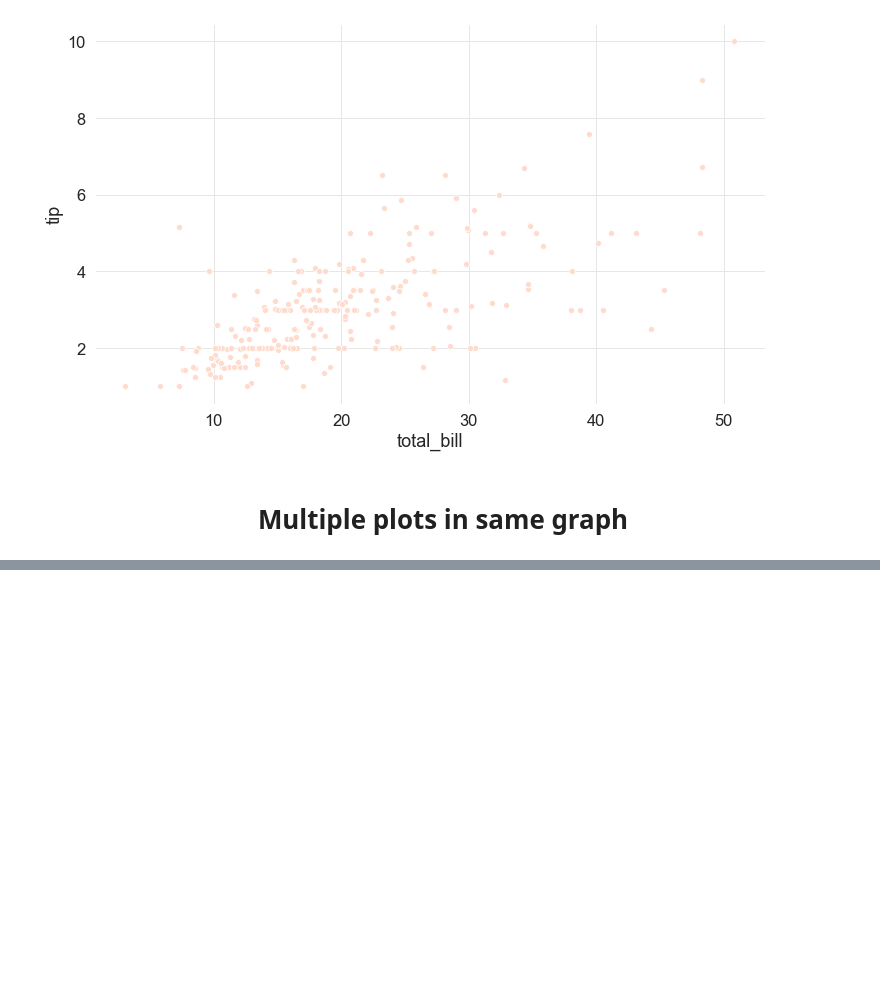
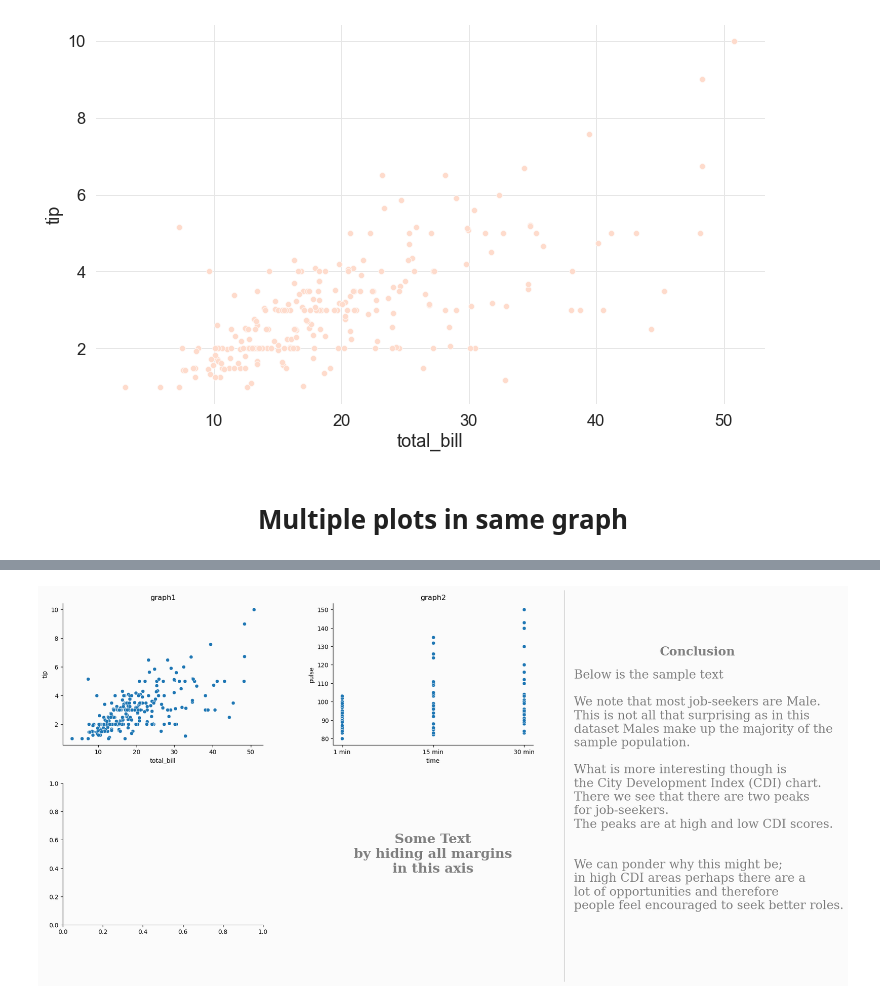
Before and after one commit to ajithcl/SeabornPlots, a Jupyter notebook: SeabornPlots.ipynb, the cells around one changed output, grey strips where cells are left out. Saved outputs shown, nothing was run; the diff lists cells and outputs as text; code cells hidden in the pictures; blank space fills up the shorter version.

```diff
--- a/SeabornPlots.ipynb
+++ b/SeabornPlots.ipynb
@@ -356,0 +364,86 @@ plt.show()
+# %%
+sns.reset_defaults()
+fig=plt.figure(figsize=(22,15));
+gs=fig.add_gridspec(3,3)
+gs.update(wspace=0.35,hspace=0.27)
+
+#Create subplots
+ax0=fig.add_subplot(gs[0,0]);
+ax1=fig.add_subplot(gs[0,1]);
+ax2=fig.add_subplot(gs[1,0]);
+ax3=fig.add_subplot(gs[1,1]);
+
+
+
+#Setting the background color for entire figure as well as graph plots
+background_color="#fbfbfb"
+fig.patch.set_facecolor(background_color)
+ax0.set_facecolor(background_color)
+ax1.set_facecolor(background_color)
+ax2.set_facecolor(background_color)
+ax3.set_facecolor(background_color)
+
+#Plugging actual graphs for each subplots
+sns.scatterplot(data=tips,x="total_bill", y="tip",ax=ax0).set_title("graph1");
+sns.scatterplot(data=exercise, x="time", y="pulse",ax=ax1).set_title("graph2");
+
+#Displaying text in axis place
+ax3.spines["bottom"].set_visible(False)
+ax3.spines["left"].set_visible(False)
+ax3.tick_params(left=False,bottom=False)
+ax3.set_xticklabels([])
+ax3.set_yticklabels([])
+
+ax3.text(x=0.5,
+          y=0.5,
+          s="Some Text\nby hiding all margins\nin this axis",
+          horizontalalignment='center',
+          verticalalignment='center',
+          fontsize=22,
+          fontweight='bold',
+          fontfamily='serif',
+          color='grey'
+         )
+
+for position in ["top","right"]:
+    ax0.spines[position].set_visible(False)
+    ax1.spines[position].set_visible(False)
+    ax2.spines[position].set_visible(False)
+    ax3.spines[position].set_visible(False)
+
+
+l1=lines.Line2D([0.65,0.65],[0.299,0.9], transform=fig.transFigure, figure=fig, color='black',lw=0.2)
+fig.lines.extend([l1])
+
+fig.text(x=0.75,y=.8,s="Conclusion",
+        fontsize=20,
+        fontweight='bold',
+        fontfamily='serif',
+        color='grey')
+
+fig.text(x=0.66,y=0.39,s='''
+Below is the sample text\n
+We note that most job-seekers are Male.
+This is not all that surprising as in this
+dataset Males make up the majority of the
+sample population.
+
+What is more interesting though is
+the City Development Index (CDI) chart.
+There we see that there are two peaks
+for job-seekers.
+The peaks are at high and low CDI scores.
+
+
+We can ponder why this might be;
+in high CDI areas perhaps there are a
+lot of opportunities and therefore
+people feel encouraged to seek better roles.
+''',
+        fontsize=20,
+        fontweight='light',
+        fontfamily='serif',
+        color='grey')
+plt.show()
+# %% [output]
+[figure, added]
```
Also changed, not shown: parts of 28 cells of this notebook.
